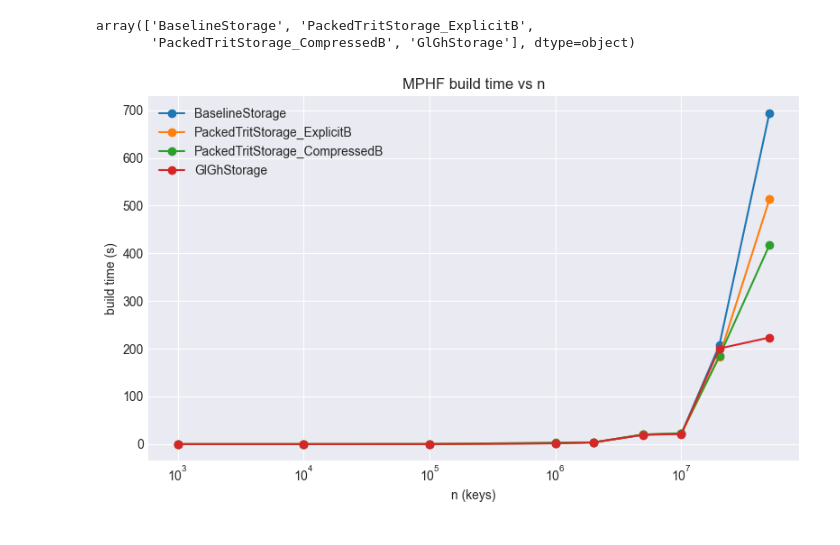
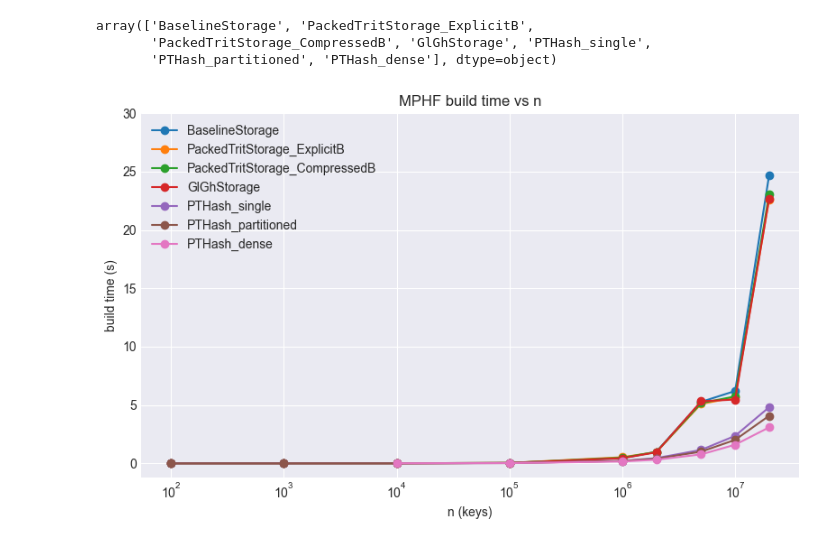
Before and after one commit to pabloskewes/cltj, a Jupyter notebook: analysis/hashing/mphf_hashing_analysis.ipynb, the cells around one changed output. Cells and saved outputs as stored; diff of their text form; code cells hidden in the pictures.

```diff
--- a/analysis/hashing/mphf_hashing_analysis.ipynb
+++ b/analysis/hashing/mphf_hashing_analysis.ipynb
@@ -8,7 +8,10 @@ import pandas as pd
 
 # Path to a benchmark CSV, e.g. produced by bench-mphf-hashing
 DATA_ROOT = Path("../..") / "data"
-CSV_PATH = DATA_ROOT / "mphf_hashing_bench_full.csv"  # adjust as needed
+# CSV_PATH = DATA_ROOT / "mphf_hashing_bench_full.csv"
+# CSV_PATH = DATA_ROOT / "mphf_hashing_glgh_vs.csv"
+CSV_PATH = DATA_ROOT / "mphf_hashing_all_strats_release.csv"
 
 df = pd.read_csv(CSV_PATH)
+bkp = df.copy()
 # %%
@@ -40,20 +27,45 @@ strategies = df["strategy"].unique()
 strategies
 # %% [output]
 array(['BaselineStorage', 'PackedTritStorage_ExplicitB',
-       'PackedTritStorage_CompressedB', 'GlGhStorage'], dtype=object)
+       'PackedTritStorage_CompressedB', 'GlGhStorage', 'PTHash_single',
+       'PTHash_partitioned', 'PTHash_dense'], dtype=object)
+# %%
+bkp = df.copy()
+df = bkp[
+    bkp["strategy"].isin(
+        [
+            "BaselineStorage",
+            "PackedTritStorage_ExplicitB",
+            "PackedTritStorage_CompressedB",
+            "GlGhStorage",
+            "PTHash_single",
+            "PTHash_partitioned",
+            "PTHash_dense",
+        ]
+    )
+].copy()
 # %%
 # Build time vs n (seconds) per strategy
 fig, ax = plt.subplots(figsize=(8, 5))
 
 for s in strategies:
     sub = df[df["strategy"] == s].sort_values(by="n")
-    ax.plot(sub["n"], sub["build_time_us"] / 1e6, marker="o", label=s)
+    sub = sub[(sub["build_time_us"] > 0) & (sub["query_time_ns_per_key"] > 0) & (sub["bits_per_key"] > 0)]
+    if not sub.empty:
+        ax.plot(sub["n"], sub["build_time_us"] / 1e6, marker="o", label=s)
 
 ax.set_xscale("log")
 ax.set_xlabel("n (keys)")
 ax.set_ylabel("build time (s)")
 ax.set_title("MPHF build time vs n")
 ax.legend()
+
+# Ticks Y cada 5 segundos
+import numpy as np
+max_build_s = (df["build_time_us"].max() / 1e6)
+yticks = np.arange(0, max_build_s + 10, 5)
+ax.set_yticks(yticks)
+
 fig.tight_layout()
 # %% [output]
-[figure, old version]
+[figure, new version]
```
Also changed, not shown: parts of 5 cells of this notebook, 9 other files.
